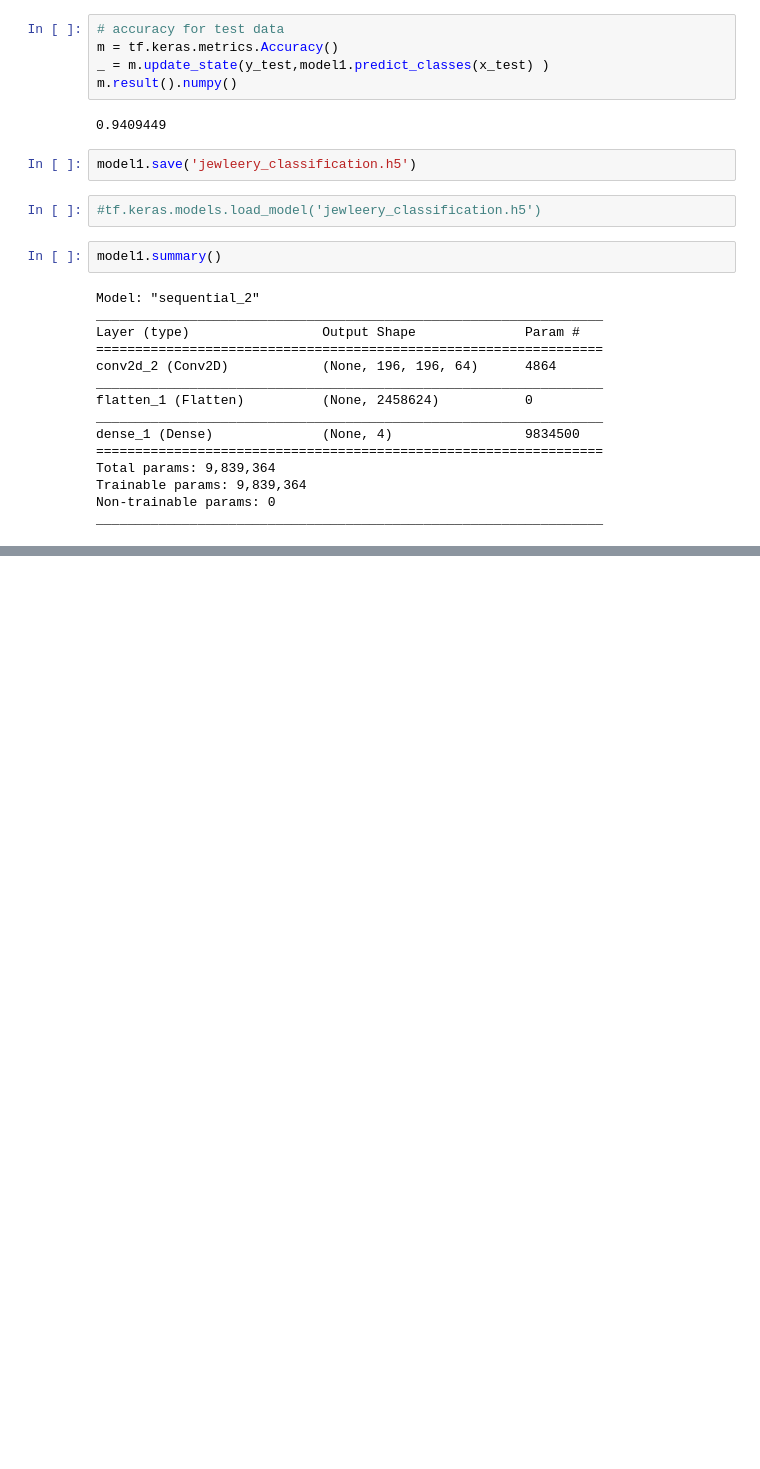
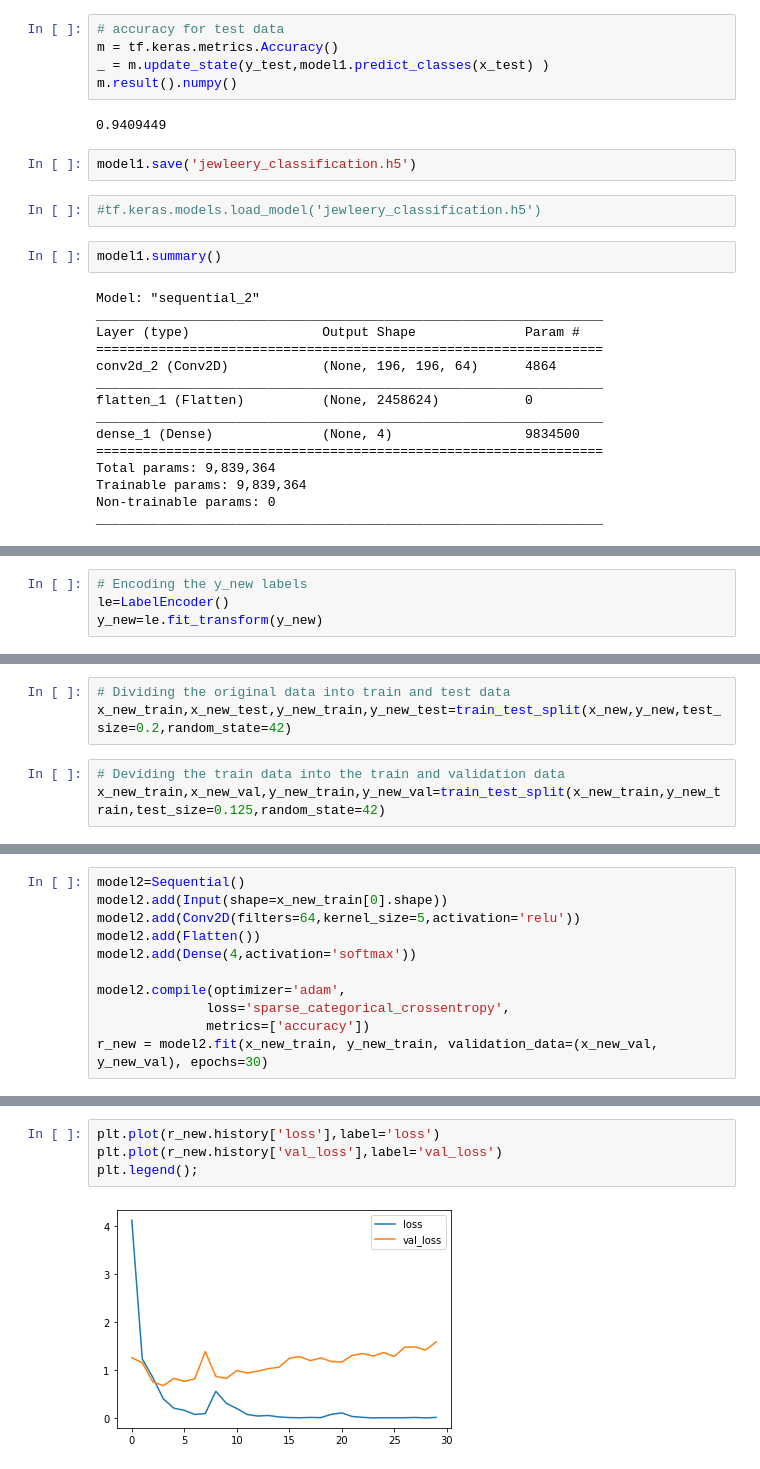
Before and after one commit to arashag/Jewelry_Recommender_System, a Jupyter notebook: Jewellery_Classification_CNN.ipynb, the cells around one changed output, grey strips where cells are left out. Cells and saved outputs as stored; diff of their text form; blank space fills up the shorter version.

Commit message:
Added more pictures for train,val and test and more complex model with the better results

```diff
--- a/Jewellery_Classification_CNN.ipynb
+++ b/Jewellery_Classification_CNN.ipynb
@@ -245,0 +311,4 @@ _________________________________________________________________
+# %%
+# Encoding the y_new labels
+le=LabelEncoder()
+y_new=le.fit_transform(y_new)
@@ -245,0 +319,6 @@ _________________________________________________________________
+# %%
+# Dividing the original data into train and test data
+x_new_train,x_new_test,y_new_train,y_new_test=train_test_split(x_new,y_new,test_size=0.2,random_state=42)
+# %%
+# Deviding the train data into the train and validation data
+x_new_train,x_new_val,y_new_train,y_new_val=train_test_split(x_new_train,y_new_train,test_size=0.125,random_state=42)
@@ -245,0 +351,11 @@ _________________________________________________________________
+# %%
+model2=Sequential()
+model2.add(Input(shape=x_new_train[0].shape))
+model2.add(Conv2D(filters=64,kernel_size=5,activation='relu'))
+model2.add(Flatten())
+model2.add(Dense(4,activation='softmax'))
+
+model2.compile(optimizer='adam',
+              loss='sparse_categorical_crossentropy',
+              metrics=['accuracy'])
+r_new = model2.fit(x_new_train, y_new_train, validation_data=(x_new_val, y_new_val), epochs=30)
@@ -245,0 +380,6 @@ _________________________________________________________________
+# %%
+plt.plot(r_new.history['loss'],label='loss')
+plt.plot(r_new.history['val_loss'],label='val_loss')
+plt.legend();
+# %% [output]
+[figure, added]
```
Also changed, not shown: parts of 34 cells of this notebook, 1 other file.
